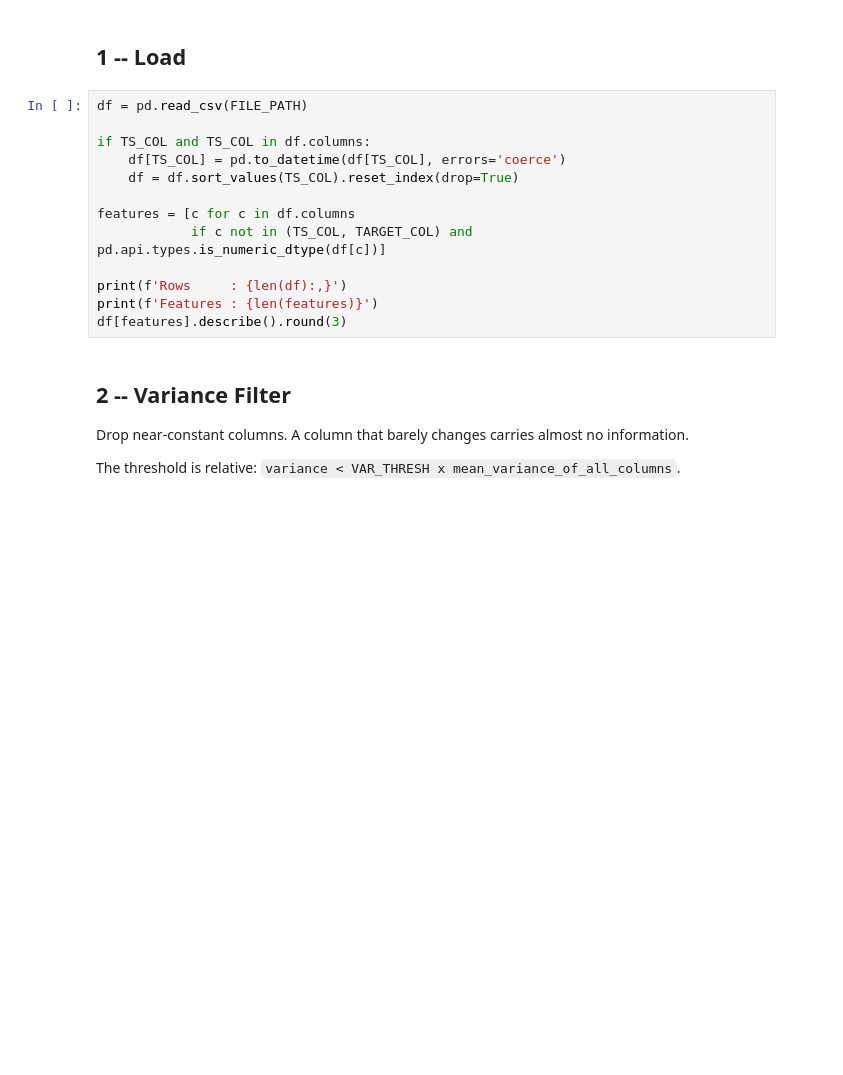
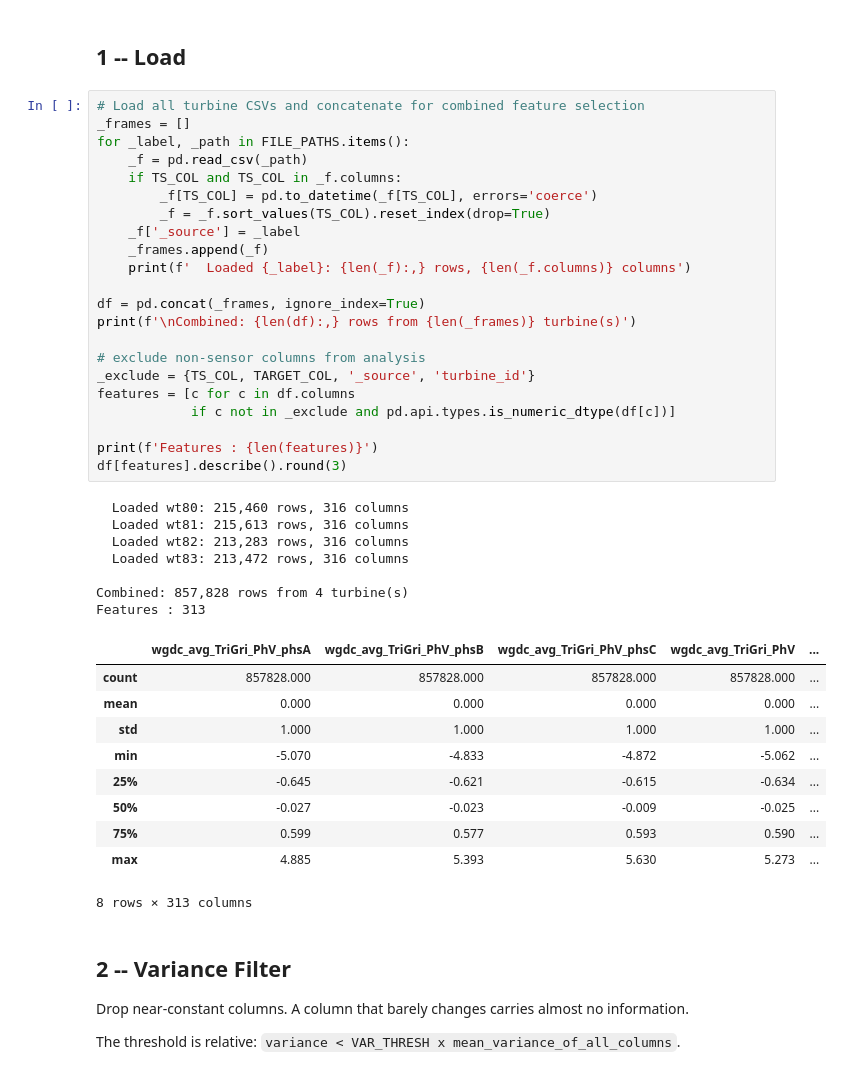
Before and after one commit to madisettydharmadeep-ai/dt-wind-sense, a Jupyter notebook: causal-data-engine/02_feature_selection.ipynb, the cells around one changed output. Drawn from its saved outputs; the diff is of its cells as text; blank space fills up the shorter version.

```diff
--- a/causal-data-engine/02_feature_selection.ipynb
+++ b/causal-data-engine/02_feature_selection.ipynb
@@ -45,18 +63,45 @@ print('Config OK')
 # %% [markdown]
 ## 1 -- Load
 # %%
-df = pd.read_csv(FILE_PATH)
+# Load all turbine CSVs and concatenate for combined feature selection
+_frames = []
+for _label, _path in FILE_PATHS.items():
+    _f = pd.read_csv(_path)
+    if TS_COL and TS_COL in _f.columns:
+        _f[TS_COL] = pd.to_datetime(_f[TS_COL], errors='coerce')
+        _f = _f.sort_values(TS_COL).reset_index(drop=True)
+    _f['_source'] = _label
+    _frames.append(_f)
+    print(f'  Loaded {_label}: {len(_f):,} rows, {len(_f.columns)} columns')
 
-if TS_COL and TS_COL in df.columns:
-    df[TS_COL] = pd.to_datetime(df[TS_COL], errors='coerce')
-    df = df.sort_values(TS_COL).reset_index(drop=True)
+df = pd.concat(_frames, ignore_index=True)
+print(f'\nCombined: {len(df):,} rows from {len(_frames)} turbine(s)')
 
+# exclude non-sensor columns from analysis
+_exclude = {TS_COL, TARGET_COL, '_source', 'turbine_id'}
 features = [c for c in df.columns
-            if c not in (TS_COL, TARGET_COL) and pd.api.types.is_numeric_dtype(df[c])]
+            if c not in _exclude and pd.api.types.is_numeric_dtype(df[c])]
 
-print(f'Rows     : {len(df):,}')
 print(f'Features : {len(features)}')
 df[features].describe().round(3)
+# %% [output]
+  Loaded wt80: 215,460 rows, 316 columns
+  Loaded wt81: 215,613 rows, 316 columns
+  Loaded wt82: 213,283 rows, 316 columns
+  Loaded wt83: 213,472 rows, 316 columns
+
+Combined: 857,828 rows from 4 turbine(s)
+Features : 313
+|  | wgdc_avg_TriGri_PhV_phsA | wgdc_avg_TriGri_PhV_phsB | wgdc_avg_TriGri_PhV_phsC | wgdc_avg_TriGri_PhV | ... |
+| count | 857828.000 | 857828.000 | 857828.000 | 857828.000 | ... |
+| mean | 0.000 | 0.000 | 0.000 | 0.000 | ... |
+| std | 1.000 | 1.000 | 1.000 | 1.000 | ... |
+| min | -5.070 | -4.833 | -4.872 | -5.062 | ... |
+| 25% | -0.645 | -0.621 | -0.615 | -0.634 | ... |
+| 50% | -0.027 | -0.023 | -0.009 | -0.025 | ... |
+| 75% | 0.599 | 0.577 | 0.593 | 0.590 | ... |
+| max | 4.885 | 5.393 | 5.630 | 5.273 | ... |
+8 rows × 313 columns
 # %% [markdown]
 ## 2 -- Variance Filter
 
```
Also changed, not shown: parts of 19 cells of this notebook, 9 other files.
